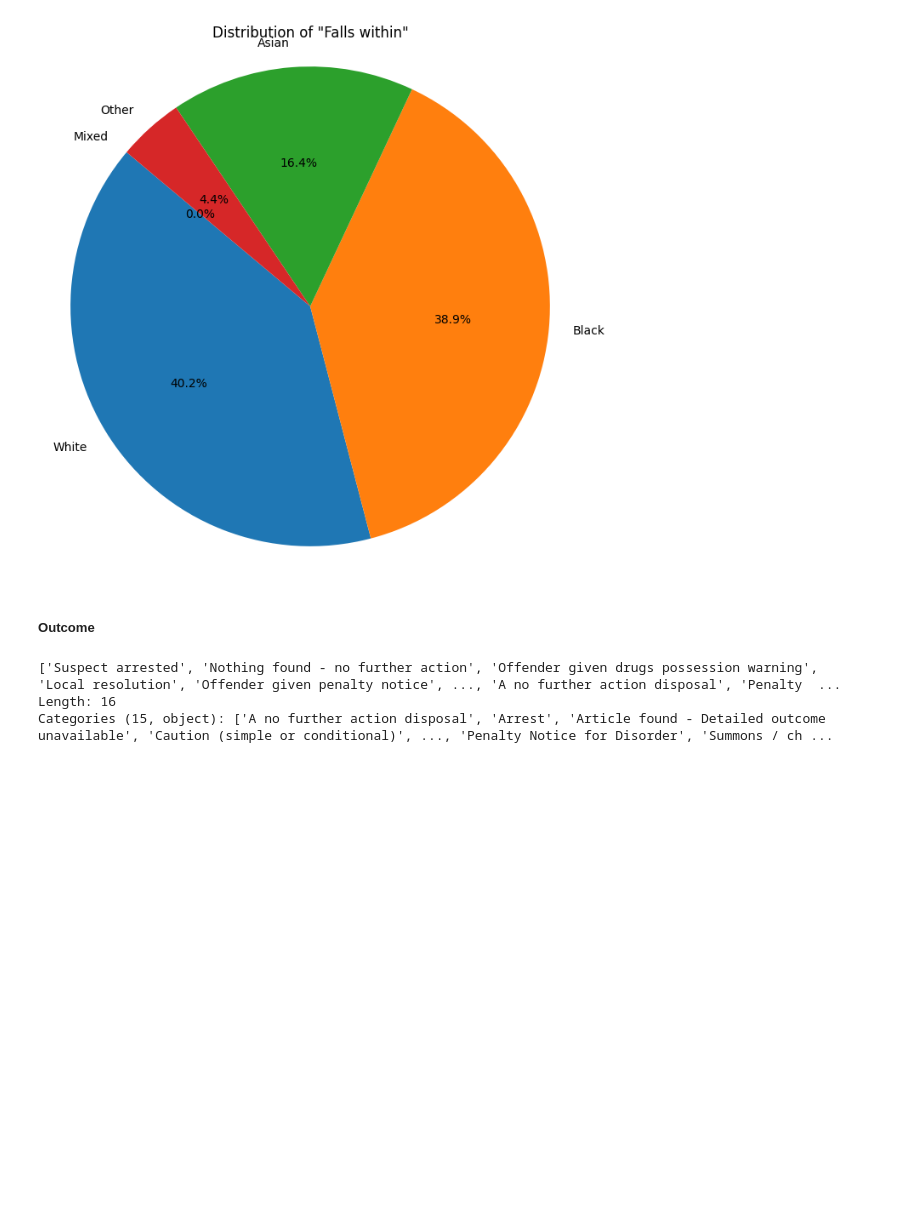
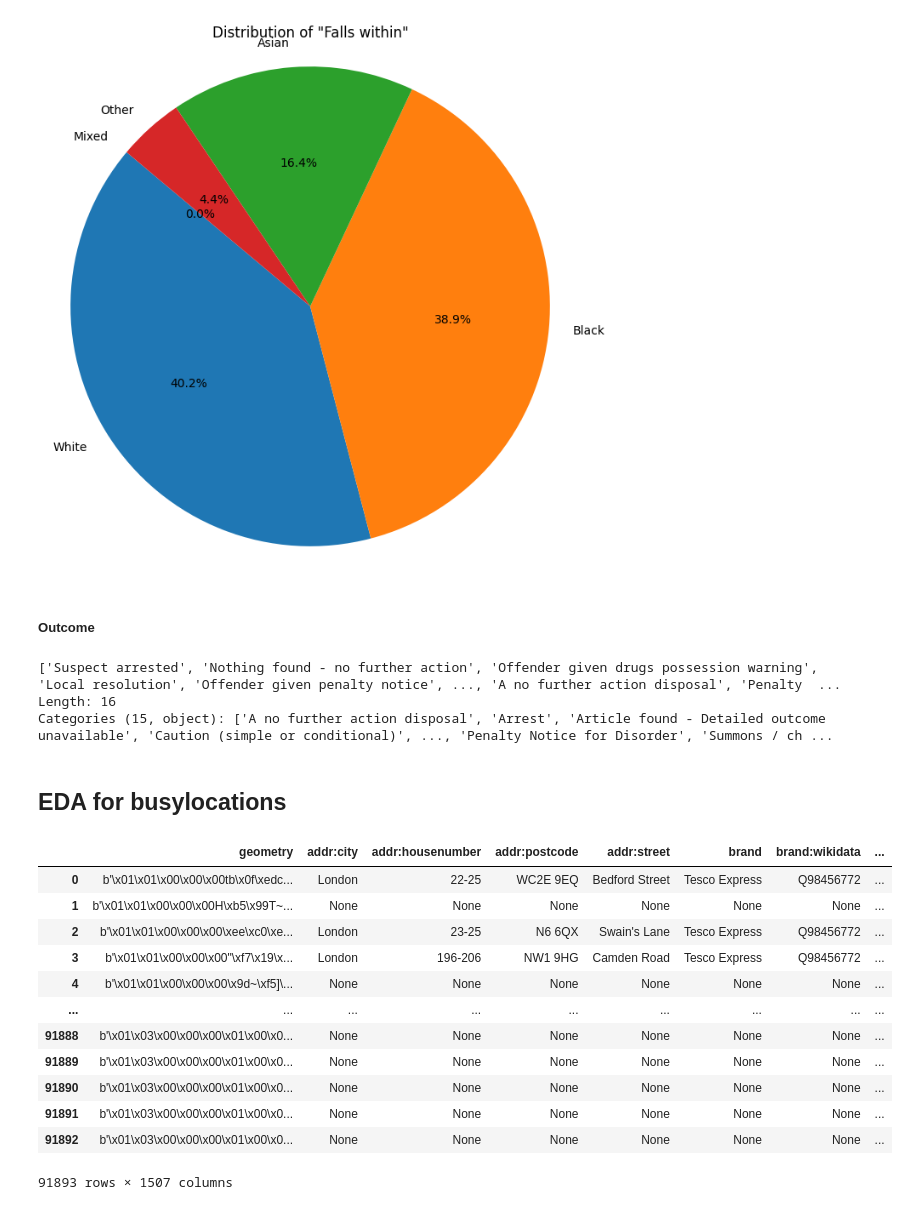
Before and after one commit to skyrimer/ARWCASP, a Jupyter notebook: basic_eda.ipynb, the cells around one changed output. Drawn from its saved outputs; the diff is of its cells as text; code cells hidden in the pictures; blank space fills up the shorter version.

Commit message:
Added deprivation index data and busy locations data

```diff
--- a/basic_eda.ipynb
+++ b/basic_eda.ipynb
@@ -5,6 +5,8 @@ import matplotlib.pyplot as plt
 street = pd.read_parquet("processed_data/street.parquet")
 search = pd.read_parquet("processed_data/search.parquet")
 outcomes = pd.read_parquet("processed_data/outcomes.parquet")
+busylocations = pd.read_parquet("processed_data/london_busy.parquet")
+deprivation = pd.read_parquet("processed_data/deprivation_index.parquet")
 # %% [markdown]
 ## EDA on Street
 # %%
@@ -1223,3 +1225,21 @@ search['Outcome'].unique()
 ['Suspect arrested', 'Nothing found - no further action', 'Offender given drugs possession warning', 'Local resolution', 'Offender given penalty notice', ..., 'A no further action disposal', 'Penalty  ...
 Length: 16
 Categories (15, object): ['A no further action disposal', 'Arrest', 'Article found - Detailed outcome unavailable', 'Caution (simple or conditional)', ..., 'Penalty Notice for Disorder', 'Summons / ch ...
+# %% [markdown]
+## EDA for busylocations
+# %%
+busylocations
+# %% [output]
+|  | geometry | addr:city | addr:housenumber | addr:postcode | addr:street | brand | brand:wikidata | ... |
+| 0 | b'\x01\x01\x00\x00\x00tb\x0f\xedc... | London | 22-25 | WC2E 9EQ | Bedford Street | Tesco Express | Q98456772 | ... |
+| 1 | b'\x01\x01\x00\x00\x00H\xb5\x99T~... | None | None | None | None | None | None | ... |
+| 2 | b'\x01\x01\x00\x00\x00\xee\xc0\xe... | London | 23-25 | N6 6QX | Swain's Lane | Tesco Express | Q98456772 | ... |
+| 3 | b'\x01\x01\x00\x00\x00"\xf7\x19\x... | London | 196-206 | NW1 9HG | Camden Road | Tesco Express | Q98456772 | ... |
+| 4 | b'\x01\x01\x00\x00\x00\x9d~\xf5]\... | None | None | None | None | None | None | ... |
+| ... | ... | ... | ... | ... | ... | ... | ... | ... |
+| 91888 | b'\x01\x03\x00\x00\x00\x01\x00\x0... | None | None | None | None | None | None | ... |
+| 91889 | b'\x01\x03\x00\x00\x00\x01\x00\x0... | None | None | None | None | None | None | ... |
+| 91890 | b'\x01\x03\x00\x00\x00\x01\x00\x0... | None | None | None | None | None | None | ... |
+| 91891 | b'\x01\x03\x00\x00\x00\x01\x00\x0... | None | None | None | None | None | None | ... |
+| 91892 | b'\x01\x03\x00\x00\x00\x01\x00\x0... | None | None | None | None | None | None | ... |
+91893 rows × 1507 columns
```
Also changed, not shown: parts of 5 cells of this notebook, 6 other files.
